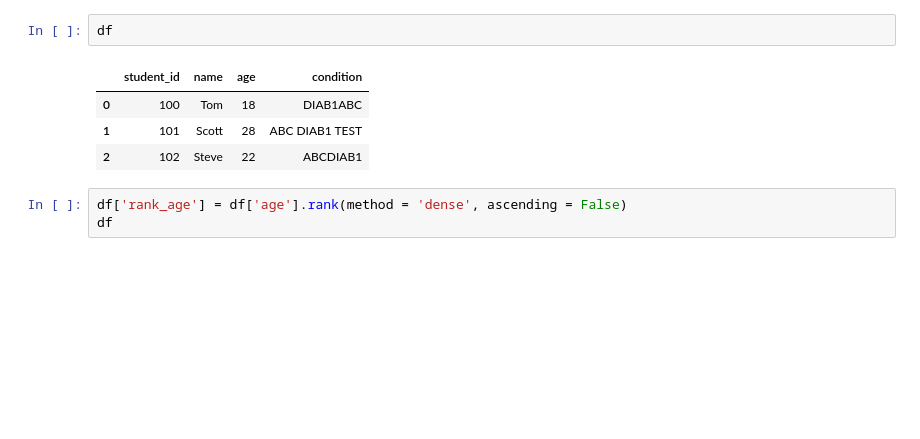
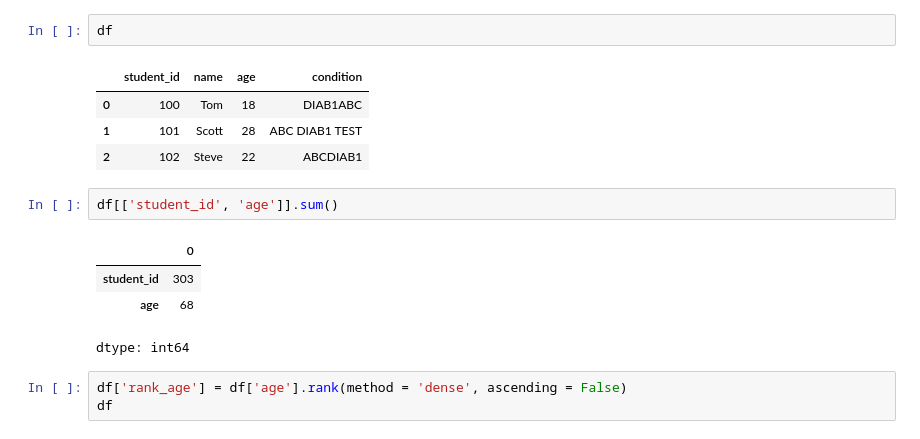
Before and after one commit to stevechengnyc/effective-pandas, a Jupyter notebook: 22-dealing-with-missing-and-duplicated-data.ipynb, the cells around one changed output. Saved outputs shown, nothing was run; the diff lists cells and outputs as text; blank space fills up the shorter version.

```diff
--- a/22-dealing-with-missing-and-duplicated-data.ipynb
+++ b/22-dealing-with-missing-and-duplicated-data.ipynb
@@ -15,6 +15,13 @@ df
 | 0 | 100 | Tom | 18 | DIAB1ABC |
 | 1 | 101 | Scott | 28 | ABC DIAB1 TEST |
 | 2 | 102 | Steve | 22 | ABCDIAB1 |
+# %%
+df[['student_id', 'age']].sum()
+# %% [output]
+|  | 0 |
+| student_id | 303 |
+| age | 68 |
+dtype: int64
 # %%
 df['rank_age'] = df['age'].rank(method = 'dense', ascending = False)
 df
```
